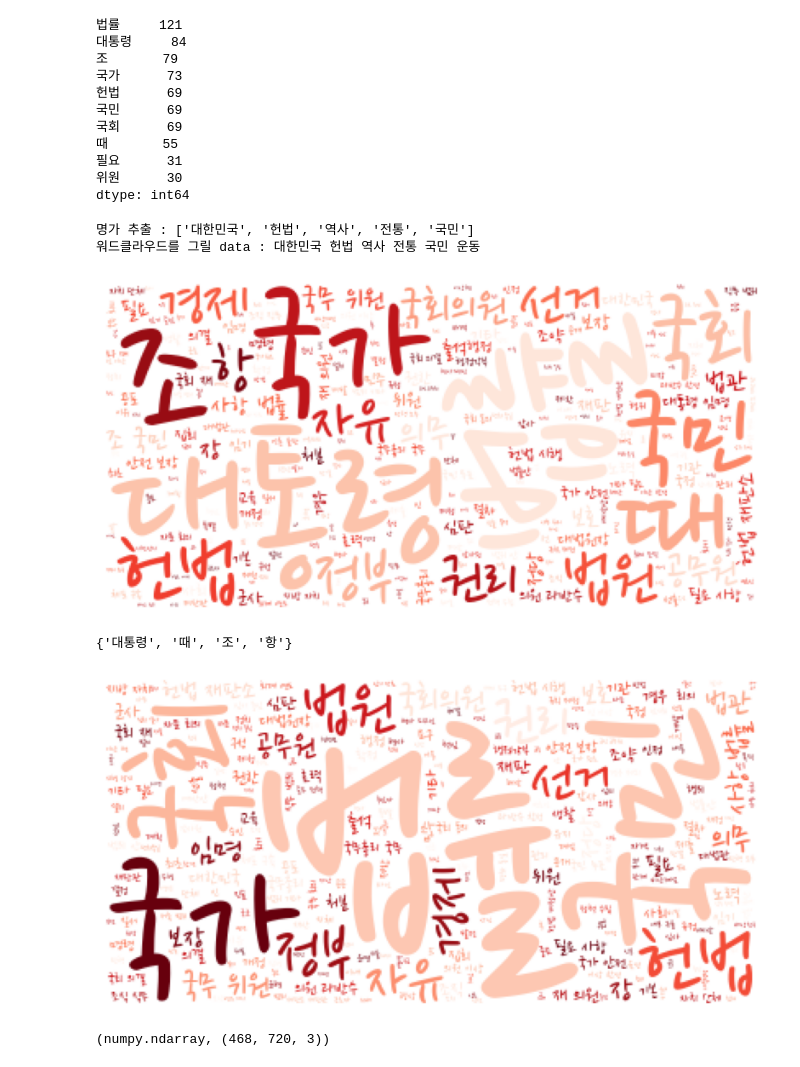
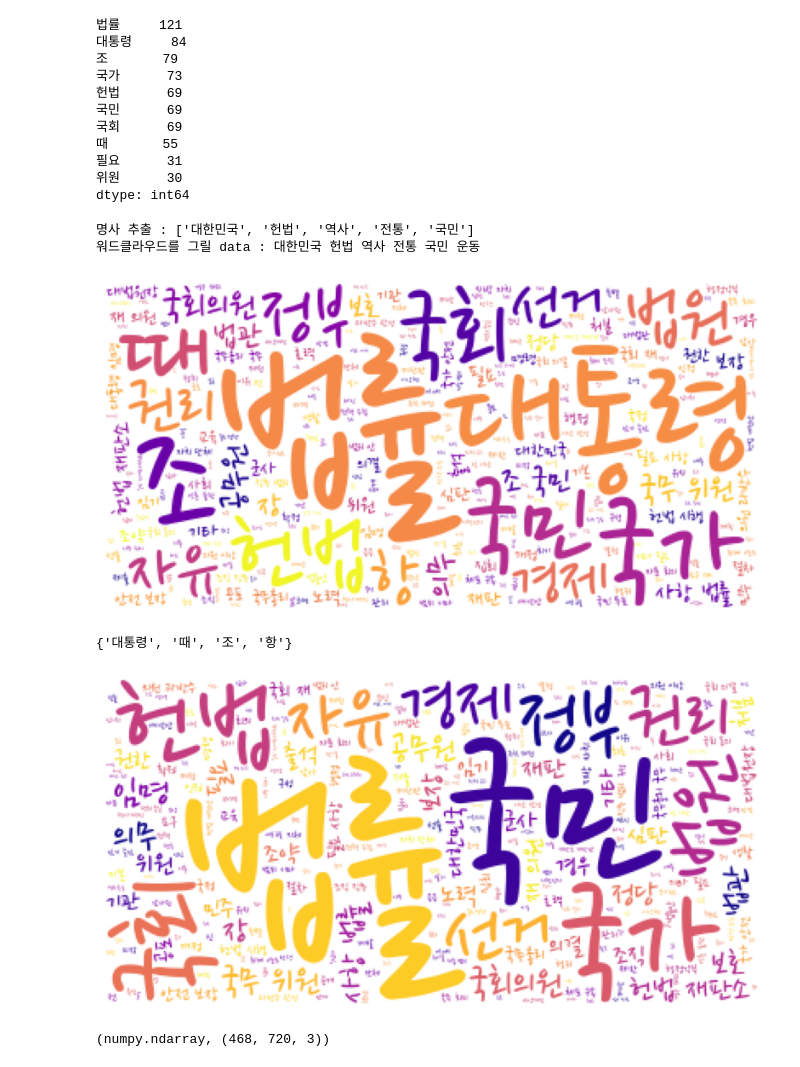
Before and after one commit to eunchae777/ai, a Jupyter notebook: source/07_자연어처리/ch2_한글형태소분석_시각화.ipynb, the cells around one changed output. Cells and saved outputs as stored; diff of their text form; code cells hidden in the pictures.

```diff
--- a/source/07_자연어처리/ch2_한글형태소분석_시각화.ipynb
+++ b/source/07_자연어처리/ch2_한글형태소분석_시각화.ipynb
@@ -344,9 +308,9 @@ plt.show()
 # data에서 명사추출 -> 빈도수 파악
 from konlpy.tag import Hannanum, Kkma, Komoran, Okt
 from mecab import MeCab
-analyzer = MeCab()
-noun_list = analyzer.nouns(data)
-noun_list = [word for word, tag in analyzer.pos(data) if tag in('NNG', 'NNP')]
+analyzer = MeCab() # mecab, Kkma의 경우 NNG, NNP / Okt의 경우 None
+# noun_list = analyzer.nouns(data)
+noun_list = [word for word, tag in analyzer.pos(data) if tag in ('NNG', 'NNP')]
 # data 한글 말뭉치로 워드 count
 from nltk import FreqDist
 import pandas as pd
@@ -369,14 +333,14 @@ dtype: int64
 # %%
 # data에서 명사추출 -> 연결 -> 워드클라우드
 data_noun = ' '.join(noun_list)
-print('명가 추출 :',noun_list[:5])
+print('명사 추출 :',noun_list[:5])
 print('워드클라우드를 그릴 data :',data_noun[:20])
 wordcloud = WordCloud(
-    font_path='data/NanumPenScript-Regular.ttf',
-    background_color='white',
-    max_words=300,
-#     relative_scaling=0.6
-    colormap='Reds'
+    font_path='data/NanumPenScript-Regular.ttf', # 한글의 경우 폰트 설정 요망
+    background_color='white',  # 배경색
+    max_words=300,        # 표시될 단어의 최대 갯수
+    #relative_scaling=0.6 # 단어 빈도에 따른 크기 차이 조정
+    colormap='plasma', # 글씨 컬러맵
 )
 wordcloud.generate(data_noun)
 plt.figure(figsize=(18,5))
@@ -384,36 +348,36 @@ plt.imshow(wordcloud)
 plt.axis('off')
 plt.show()
 # %% [output]
-명가 추출 : ['대한민국', '헌법', '역사', '전통', '국민']
+명사 추출 : ['대한민국', '헌법', '역사', '전통', '국민']
 워드클라우드를 그릴 data : 대한민국 헌법 역사 전통 국민 운동
-[figure, old version]
+[figure, new version]
 # %%
 # 불용어(불용어지정 + 불용어사전)
 from wordcloud import STOPWORDS
-불용어 = STOPWORDS | {'대통령','조','항','때'} # | : 집합 합 연산자
+불용어 = STOPWORDS | {'대통령', '조', '때', '항'} # | :집합 합 연산자
 # a = {'네모','세모'}
-# b = {'네모','동그라미'}
+# b = {'네모', '동그라미'}
 # a|b
-불용어 ={'대통령','조','때','항'}
+불용어 = {'대통령', '조', '때', '항'}
 불용어
 # %% [output]
 {'대통령', '때', '조', '항'}
 # %%
 wordcloud = WordCloud(
-    font_path='data/NanumPenScript-Regular.ttf',
-    background_color='white',
-    max_words=300,
-#     relative_scaling=0.6
-    colormap='Reds',
-    stopwords=불용어
+    font_path='data/NanumPenScript-Regular.ttf', # 한글의 경우 폰트 설정 요망
+    background_color='white',  # 배경색
+    max_words=300,        # 표시될 단어의 최대 갯수
+    #relative_scaling=0.6 # 단어 빈도에 따른 크기 차이 조정
+    colormap='plasma', # 글씨 컬러맵
+    stopwords=불용어  # 불용어
 )
 wordcloud.generate(data_noun)
 plt.figure(figsize=(18,5))
 plt.imshow(wordcloud)
 plt.axis('off')
 plt.show()
 # %% [output]
-[figure, old version]
+[figure, new version]
 # %%
 # 이미지를 넘파이 배열로(방법1)
 import cv2
```
Also changed, not shown: parts of 45 cells of this notebook, 12 other files.
